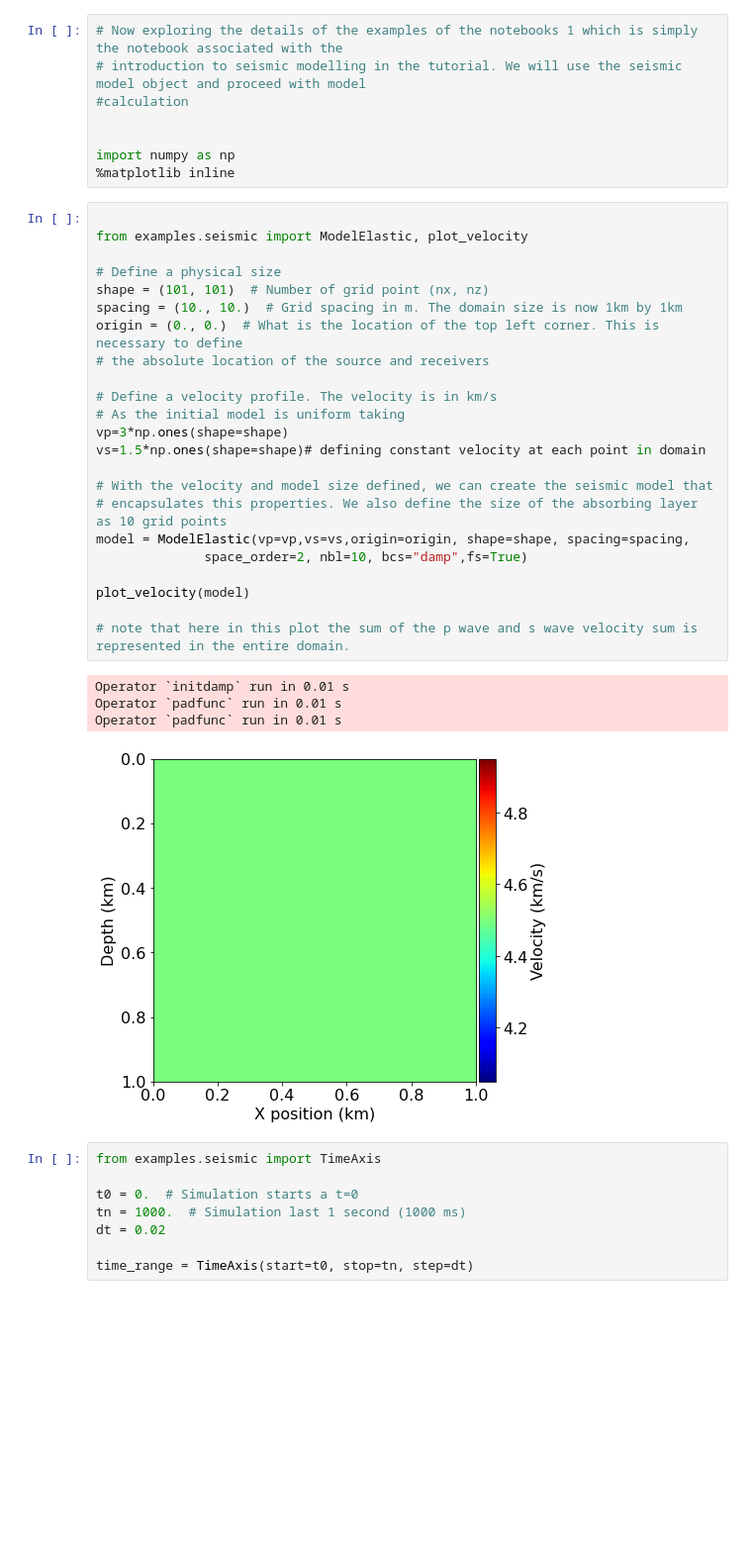
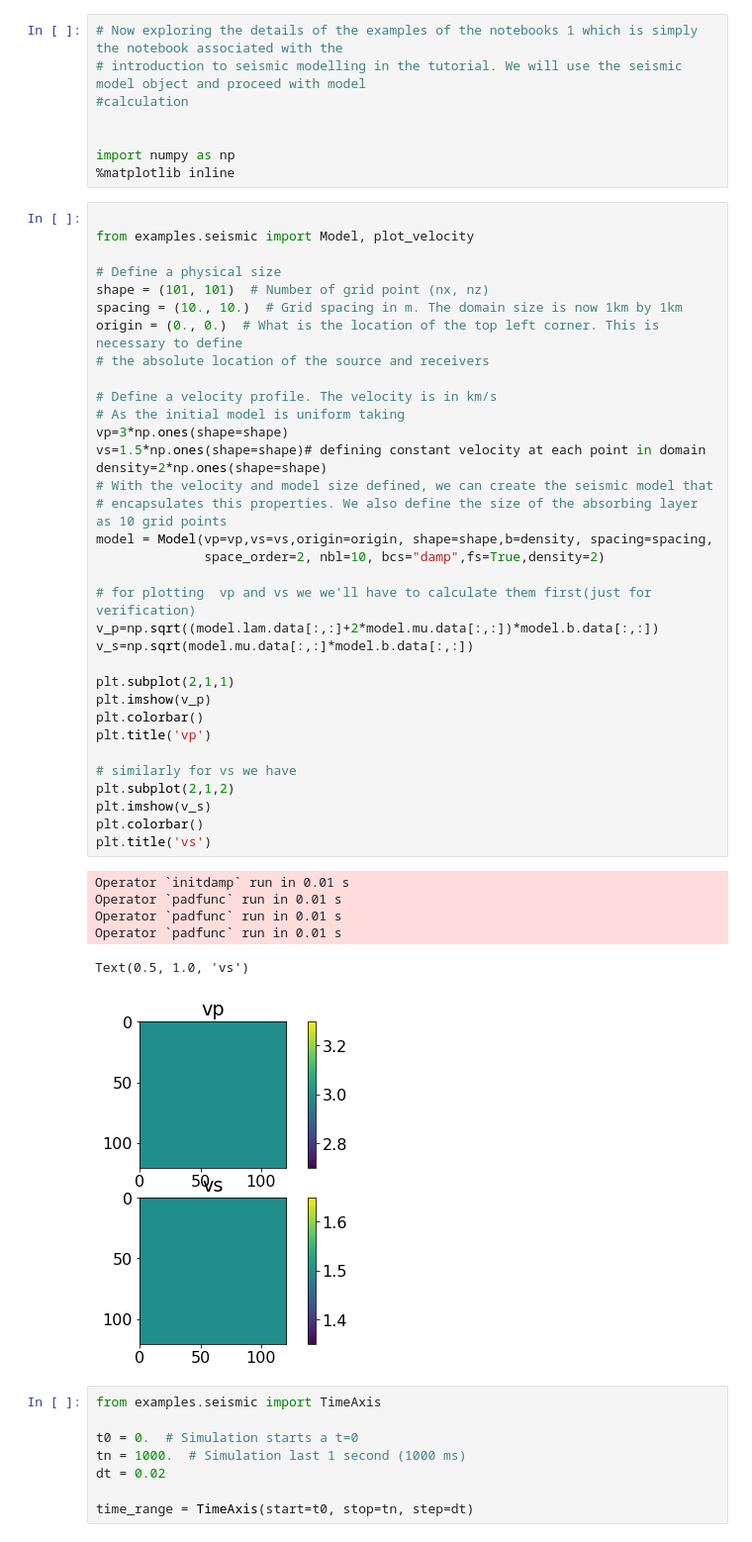
Before and after one commit to AnmolHarshana/GLEE_Simulations_Seismology, a Jupyter notebook: GLEE_simulation_simple.ipynb, the cells around one changed output. Shown at 99% size. Saved outputs shown, nothing was run; the diff lists cells and outputs as text; blank space fills up the shorter version.

Commit message:
Updated simulation using model object
changes: corrected square slowness, used Model instead of ModelElastic, plotted the shot_record of receiver data, placed sources and receiver below the surface.

```diff
--- a/GLEE_simulation_simple.ipynb
+++ b/GLEE_simulation_simple.ipynb
@@ -36,32 +36,45 @@ import numpy as np
 %matplotlib inline
 # %%
 
-from examples.seismic import ModelElastic, plot_velocity
+from examples.seismic import Model, plot_velocity
 
 # Define a physical size
 shape = (101, 101)  # Number of grid point (nx, nz)
 spacing = (10., 10.)  # Grid spacing in m. The domain size is now 1km by 1km
 origin = (0., 0.)  # What is the location of the top left corner. This is necessary to define
 # the absolute location of the source and receivers
 
 # Define a velocity profile. The velocity is in km/s
 # As the initial model is uniform taking
 vp=3*np.ones(shape=shape)
 vs=1.5*np.ones(shape=shape)# defining constant velocity at each point in domain
-
+density=2*np.ones(shape=shape)
 # With the velocity and model size defined, we can create the seismic model that
 # encapsulates this properties. We also define the size of the absorbing layer as 10 grid points
-model = ModelElastic(vp=vp,vs=vs,origin=origin, shape=shape, spacing=spacing,
-              space_order=2, nbl=10, bcs="damp",fs=True)
+model = Model(vp=vp,vs=vs,origin=origin, shape=shape,b=density, spacing=spacing,
+              space_order=2, nbl=10, bcs="damp",fs=True,density=2)
 
-plot_velocity(model)
+# for plotting  vp and vs we we'll have to calculate them first(just for verification)
+v_p=np.sqrt((model.lam.data[:,:]+2*model.mu.data[:,:])*model.b.data[:,:])
+v_s=np.sqrt(model.mu.data[:,:]*model.b.data[:,:])
 
-# note that here in this plot the sum of the p wave and s wave velocity sum is represented in the entire domain.
+plt.subplot(2,1,1)
+plt.imshow(v_p)
+plt.colorbar()
+plt.title('vp')
+
+# similarly for vs we have
+plt.subplot(2,1,2)
+plt.imshow(v_s)
+plt.colorbar()
+plt.title('vs')
 # %% [output]
 Operator `initdamp` run in 0.01 s
 Operator `padfunc` run in 0.01 s
 Operator `padfunc` run in 0.01 s
+Operator `padfunc` run in 0.01 s
+Text(0.5, 1.0, 'vs')
-[figure, old version]
+[figure, new version]
 # %%
 from examples.seismic import TimeAxis
 
```
Also changed, not shown: parts of 7 cells of this notebook.
